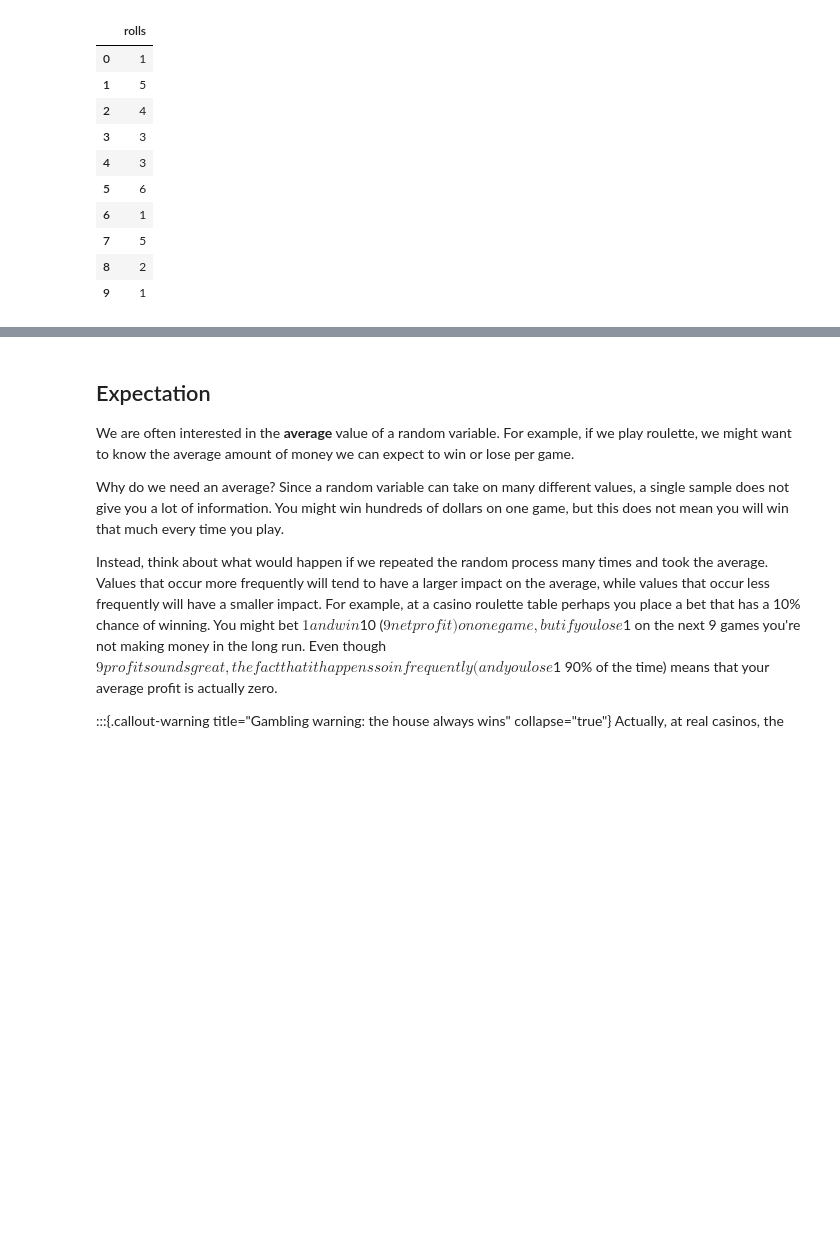
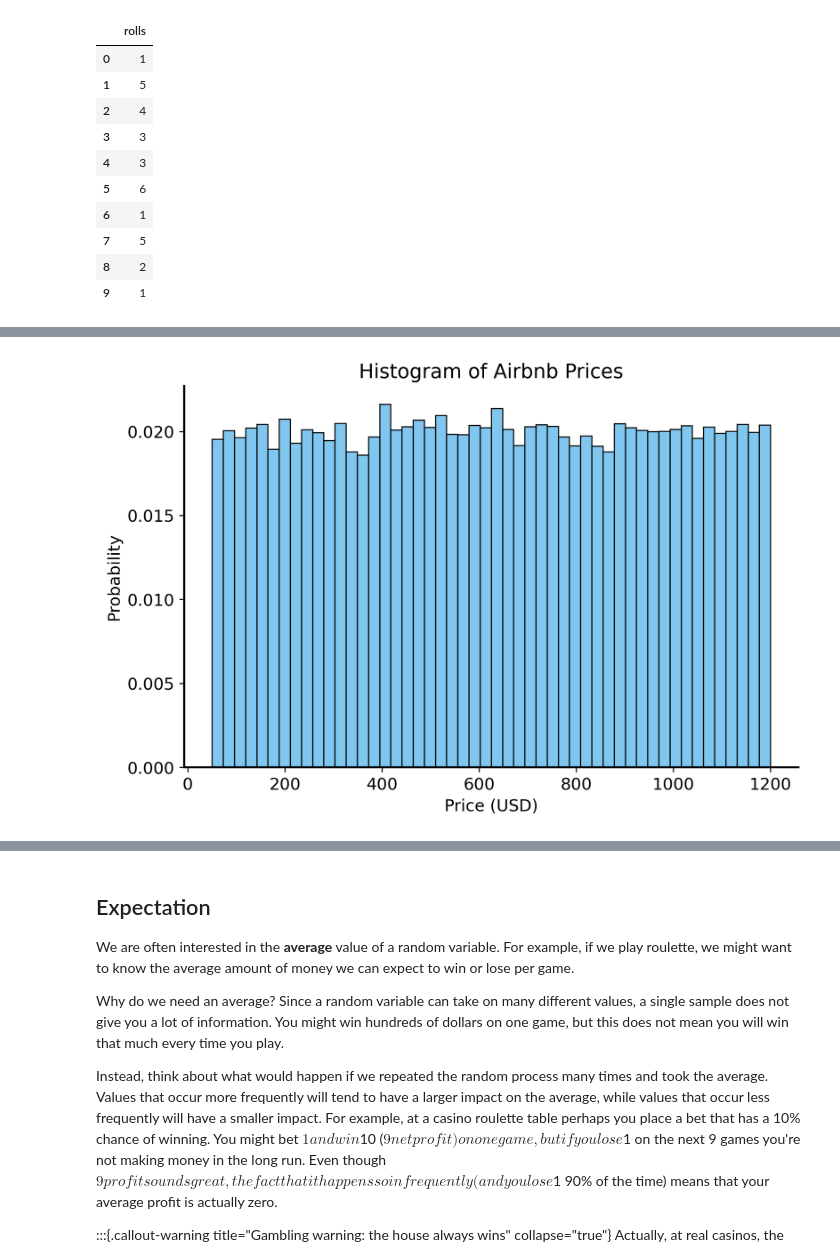
Before and after one commit to jrudoler-teaching/understanding-uncertainty, a Jupyter notebook: notebooks/lecture-02.ipynb, the cells around one changed output, grey strips where cells are left out. Cells and saved outputs as stored; diff of their text form; code cells hidden in the pictures; blank space fills up the shorter version.

```diff
--- a/notebooks/lecture-02.ipynb
+++ b/notebooks/lecture-02.ipynb
@@ -460,0 +484,17 @@ plt.show()
+# %%
+df = pd.read_csv("../data/airbnb.csv")
+# import the data on Airbnb listings in the New York City
+airbnb = pd.read_csv("../data/airbnb.csv")
+# data cleaning
+airbnb = airbnb.dropna(subset=["price"])
+# format the price column
+airbnb['price'] = airbnb['price'].replace({'\\$': '', ',': ''}, regex=True).astype(float)
+
+plt.figure(figsize=(8, 5))
+sns.histplot(airbnb['price'], bins=50, stat="proportion", edgecolor='black')
+plt.title('Histogram of Airbnb Prices')
+plt.xlabel('Price (USD)')
+plt.ylabel('Probability')
+plt.show()
+# %% [output]
+[figure, added]
```
Also changed, not shown: parts of 10 cells of this notebook, 36 other files.
